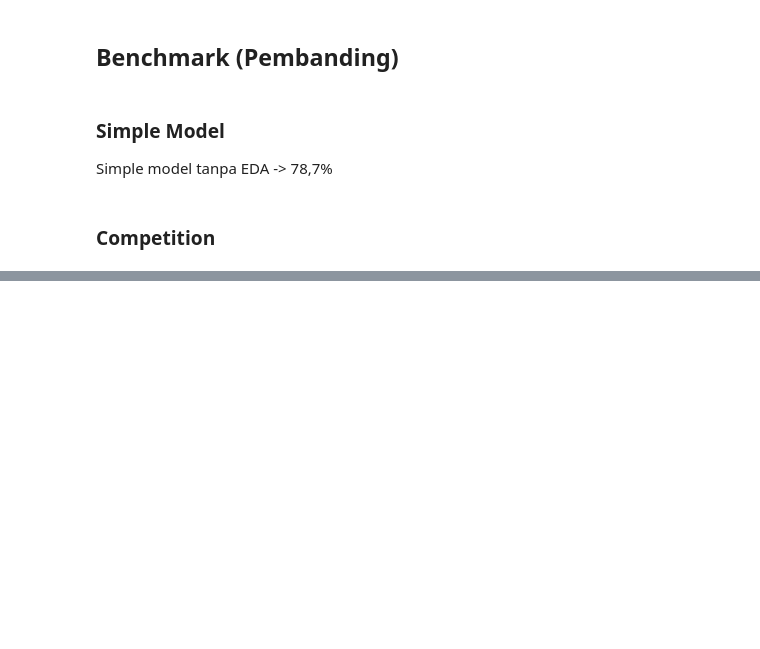
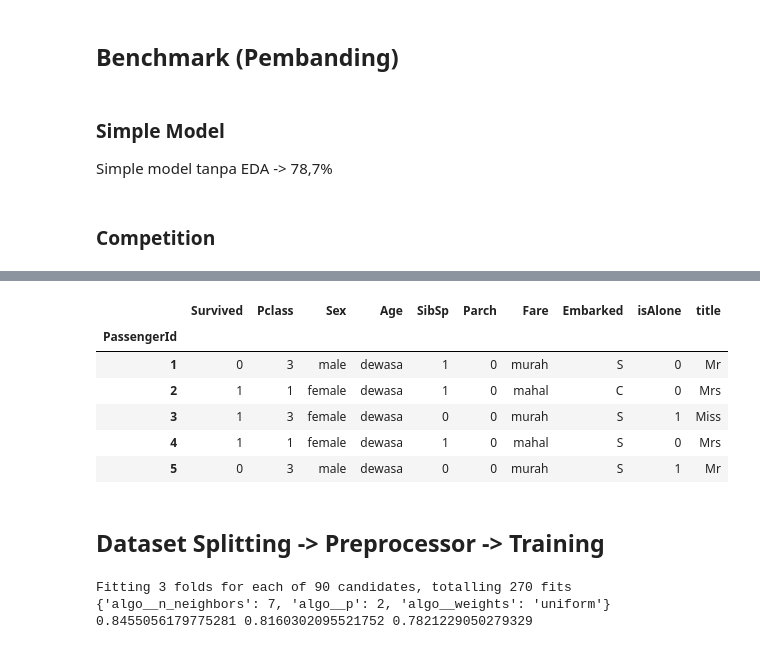
Before and after one commit to Ibnuamrithaher/Mechine-Learning-And-Deep-Learning, a Jupyter notebook: Course 2/part5-Baseline & Benchmark.ipynb, the cells around one changed output, grey strips where cells are left out. Cells and saved outputs as stored; diff of their text form; code cells hidden in the pictures; blank space fills up the shorter version.

```diff
--- a/Course 2/part5-Baseline & Benchmark.ipynb
+++ b/Course 2/part5-Baseline & Benchmark.ipynb
@@ -90,0 +135,19 @@ Coba pikirkan, banyak sekali hal yang masih bisa dicoba
+# %%
+def modif_title(x):
+  if x in ['Mr','Mrs','Miss','Master']:
+    return x
+  else:
+    return "other"
+# %%
+df["title"] = df.title.apply(modif_title)
+df.head()
+# %% [output]
+|  | Survived | Pclass | Sex | Age | SibSp | Parch | Fare | Embarked | isAlone | title |
+| PassengerId |  |  |  |  |  |  |  |  |  |  |
+| 1 | 0 | 3 | male | dewasa | 1 | 0 | murah | S | 0 | Mr |
+| 2 | 1 | 1 | female | dewasa | 1 | 0 | mahal | C | 0 | Mrs |
+| 3 | 1 | 3 | female | dewasa | 0 | 0 | murah | S | 1 | Miss |
+| 4 | 1 | 1 | female | dewasa | 1 | 0 | mahal | S | 0 | Mrs |
+| 5 | 0 | 3 | male | dewasa | 0 | 0 | murah | S | 1 | Mr |
+# %% [markdown]
+## **Dataset Splitting -> Preprocessor -> Training**
@@ -90,0 +157,27 @@ Coba pikirkan, banyak sekali hal yang masih bisa dicoba
+# %%
+X = df.drop(columns="Survived")
+y = df.Survived
+
+X_train, X_test, y_train, y_test = train_test_split(X, y, test_size=0.2, stratify=y, random_state=42)
+X_train.shape, X_test.shape, y_train.shape, y_test.shape
+
+preprocessor = ColumnTransformer([
+    ("numeric", num_pipe(scaling="minmax"), ["SibSp","Parch"]),
+    ("categoric", cat_pipe(encoder="onehot"), ["Pclass","Sex","Age","Fare","Embarked","isAlone"])
+])
+
+pipeline = Pipeline([
+    ("prep",preprocessor),
+    ("algo",KNeighborsClassifier())
+])
+
+model = GridSearchCV(pipeline, gsp.knn_params, cv=3, n_jobs=-1, verbose=1)
+model.fit(X_train,y_train)
+
+#Evaluation
+print(model.best_params_)
+print(model.score(X_train,y_train), model.best_score_, model.score(X_test,y_test))
+# %% [output]
+Fitting 3 folds for each of 90 candidates, totalling 270 fits
+{'algo__n_neighbors': 7, 'algo__p': 2, 'algo__weights': 'uniform'}
+0.8455056179775281 0.8160302095521752 0.7821229050279329
```
Also changed, not shown: parts of 16 cells of this notebook.
